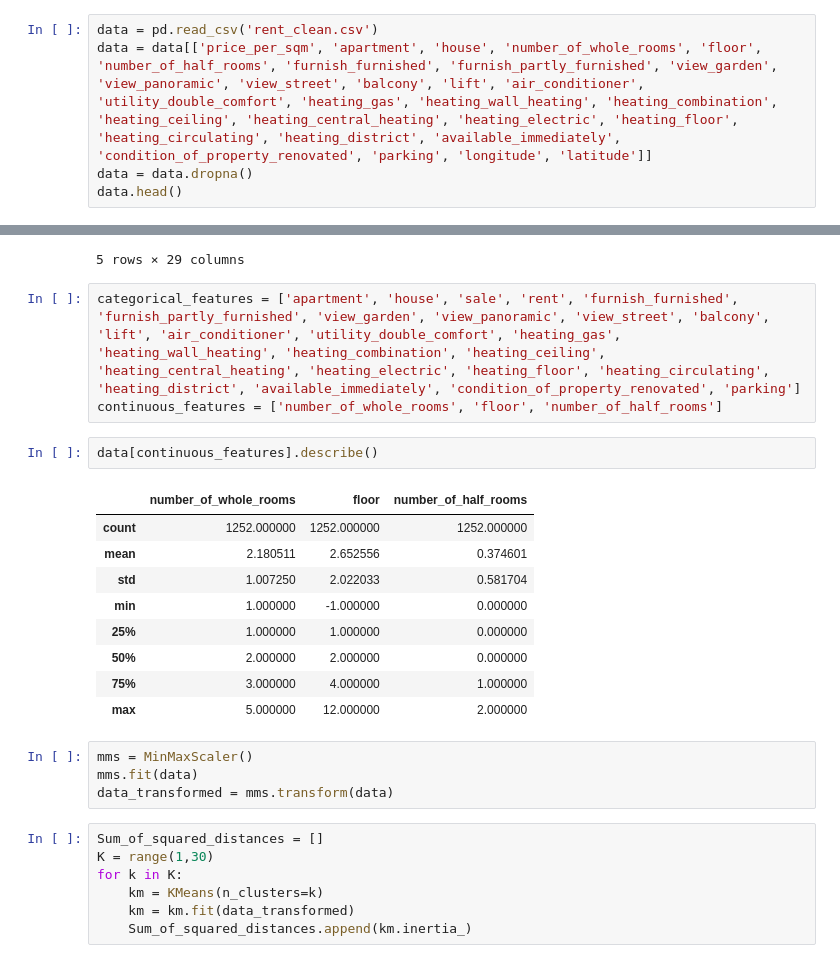
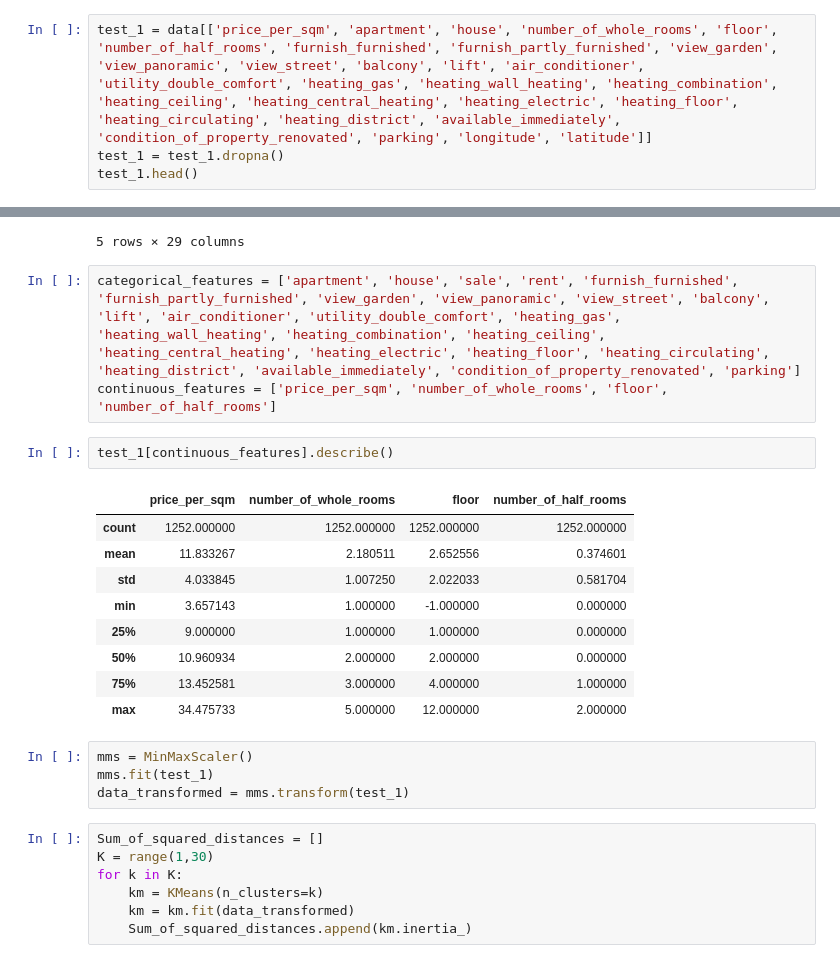
Before and after one commit to tianshan7777/4thYearProject, a Jupyter notebook: notebook/cluster_kmeans.ipynb, the cells around one changed output, grey strips where cells are left out. Cells and saved outputs as stored; diff of their text form.

```diff
--- a/notebook/cluster_kmeans.ipynb
+++ b/notebook/cluster_kmeans.ipynb
@@ -8,8 +10,7 @@ import seaborn as sns
 # %%
-data = pd.read_csv('rent_clean.csv')
-data = data[['price_per_sqm', 'apartment', 'house', 'number_of_whole_rooms', 'floor', 'number_of_half_rooms', 'furnish_furnished', 'furnish_partly_furnished', 'view_garden', 'view_panoramic', 'view_street', 'balcony', 'lift', 'air_conditioner', 'utility_double_comfort', 'heating_gas', 'heating_wall_heating', 'heating_combination', 'heating_ceiling', 'heating_central_heating', 'heating_electric', 'heating_floor', 'heating_circulating', 'heating_district', 'available_immediately', 'condition_of_property_renovated', 'parking', 'longitude', 'latitude']]
-data = data.dropna()
-data.head()
+test_1 = data[['price_per_sqm', 'apartment', 'house', 'number_of_whole_rooms', 'floor', 'number_of_half_rooms', 'furnish_furnished', 'furnish_partly_furnished', 'view_garden', 'view_panoramic', 'view_street', 'balcony', 'lift', 'air_conditioner', 'utility_double_comfort', 'heating_gas', 'heating_wall_heating', 'heating_combination', 'heating_ceiling', 'heating_central_heating', 'heating_electric', 'heating_floor', 'heating_circulating', 'heating_district', 'available_immediately', 'condition_of_property_renovated', 'parking', 'longitude', 'latitude']]
+test_1 = test_1.dropna()
+test_1.head()
 # %% [output]
 |  | price_per_sqm | apartment | house | number_of_whole_rooms | floor | number_of_half_rooms | ... |
 | 9 | 10.725806 | 1 | 0 | 2.0 | 1.0 | 0.0 | ... |
@@ -20,23 +21,23 @@ data.head()
 5 rows × 29 columns
 # %%
 categorical_features = ['apartment', 'house', 'sale', 'rent', 'furnish_furnished', 'furnish_partly_furnished', 'view_garden', 'view_panoramic', 'view_street', 'balcony', 'lift', 'air_conditioner', 'utility_double_comfort', 'heating_gas', 'heating_wall_heating', 'heating_combination', 'heating_ceiling', 'heating_central_heating', 'heating_electric', 'heating_floor', 'heating_circulating', 'heating_district', 'available_immediately', 'condition_of_property_renovated', 'parking']
-continuous_features = ['number_of_whole_rooms', 'floor', 'number_of_half_rooms']
+continuous_features = ['price_per_sqm', 'number_of_whole_rooms', 'floor', 'number_of_half_rooms']
 # %%
-data[continuous_features].describe()
+test_1[continuous_features].describe()
 # %% [output]
-|  | number_of_whole_rooms | floor | number_of_half_rooms |
-| count | 1252.000000 | 1252.000000 | 1252.000000 |
-| mean | 2.180511 | 2.652556 | 0.374601 |
-| std | 1.007250 | 2.022033 | 0.581704 |
-| min | 1.000000 | -1.000000 | 0.000000 |
-| 25% | 1.000000 | 1.000000 | 0.000000 |
-| 50% | 2.000000 | 2.000000 | 0.000000 |
-| 75% | 3.000000 | 4.000000 | 1.000000 |
-| max | 5.000000 | 12.000000 | 2.000000 |
+|  | price_per_sqm | number_of_whole_rooms | floor | number_of_half_rooms |
+| count | 1252.000000 | 1252.000000 | 1252.000000 | 1252.000000 |
+| mean | 11.833267 | 2.180511 | 2.652556 | 0.374601 |
+| std | 4.033845 | 1.007250 | 2.022033 | 0.581704 |
+| min | 3.657143 | 1.000000 | -1.000000 | 0.000000 |
+| 25% | 9.000000 | 1.000000 | 1.000000 | 0.000000 |
+| 50% | 10.960934 | 2.000000 | 2.000000 | 0.000000 |
+| 75% | 13.452581 | 3.000000 | 4.000000 | 1.000000 |
+| max | 34.475733 | 5.000000 | 12.000000 | 2.000000 |
 # %%
 mms = MinMaxScaler()
-mms.fit(data)
-data_transformed = mms.transform(data)
+mms.fit(test_1)
+data_transformed = mms.transform(test_1)
 # %%
 Sum_of_squared_distances = []
 K = range(1,30)
```
Also changed, not shown: parts of 14 cells of this notebook, 35 other files.
